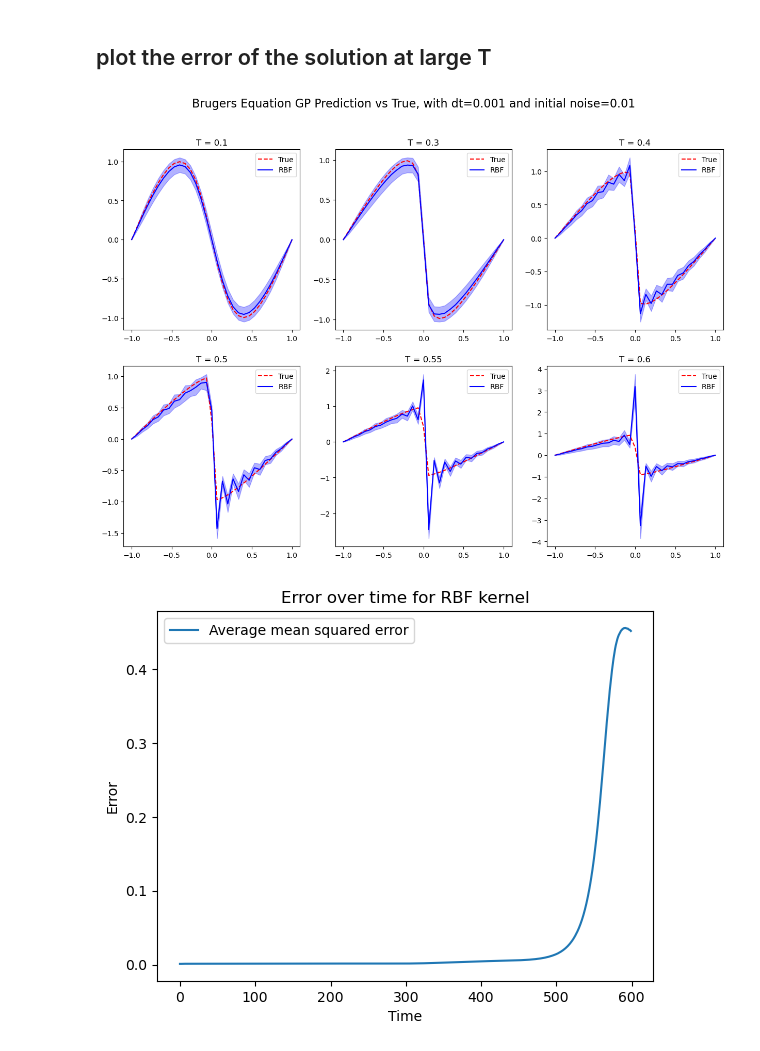
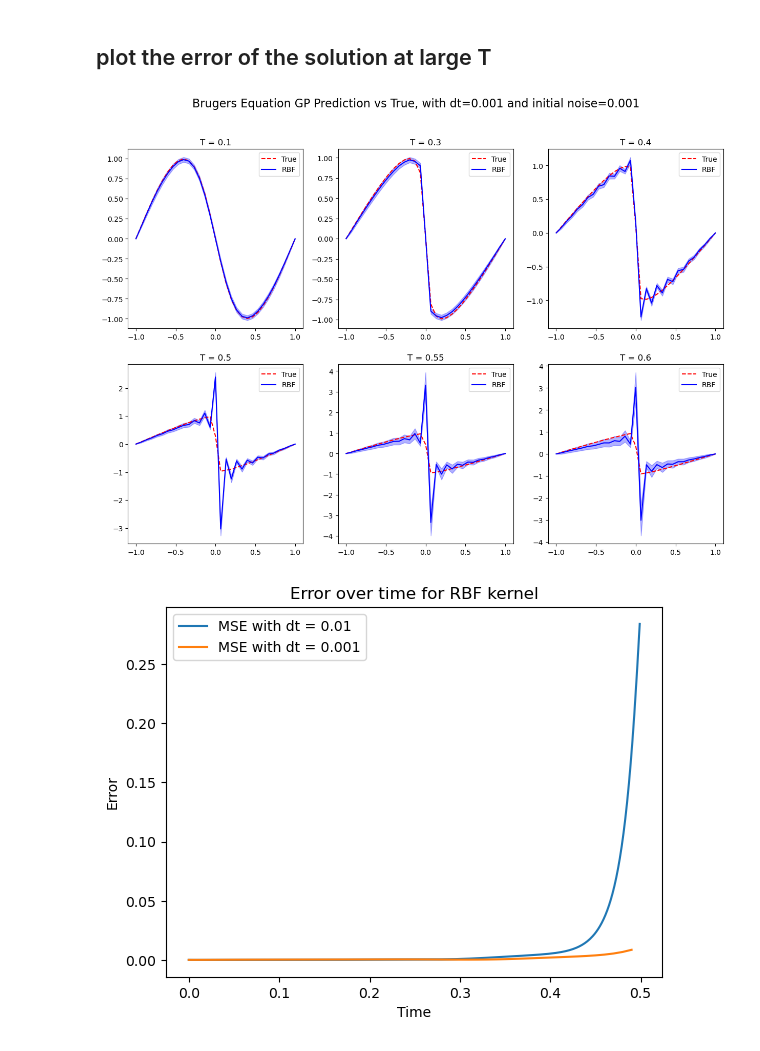
Before and after one commit to ZhongXinyu/Numerical-Gaussian-Process, a Jupyter notebook: src/plot_graphs.ipynb, the cells around one changed output. Drawn from its saved outputs; the diff is of its cells as text; code cells hidden in the pictures.

```diff
--- a/src/plot_graphs.ipynb
+++ b/src/plot_graphs.ipynb
@@ -287,16 +273,24 @@ plt.show()
 name_error = "Burger"
 kernel_error = "RBF"
 test_point_error = 31
-noise_error = 0.01
+noise_error = 0.001
 dt_error = 0.001
+
+dt_error2 = 0.01
+
+
 
 # define foldername
 foldername_error = f"{name_error}_{kernel_error}_{test_point_error}_test_points_{noise_error}_noise_{dt_error}_timestep"
 folderpath_error = "../result/" + foldername_error
+foldername_error2 = f"{name_error}_{kernel_error}_{test_point_error}_test_points_{noise_error}_noise_{dt_error2}_timestep"
+folderpath_error2 = "../result/" + foldername_error2
 
 # check if folder exists
 if not os.path.exists(folderpath_error):
     raise Exception(f"Folder {folderpath_error} does not exist")
+if not os.path.exists(folderpath_error2):
+    raise Exception(f"Folder {folderpath_error2} does not exist")
 
 # read data from .npy files
 u_mean_error = np.load(folderpath_error + "/u_mean.npy")
@@ -304,6 +298,12 @@ u_std_error = np.load(folderpath_error + "/u_std.npy")
 x_error = np.load(folderpath_error + "/x.npy")
 error_error = np.load(folderpath_error + "/error.npy")
 u_true_error = np.load(folderpath_error + "/u_true.npy")
+
+u_mean_error2 = np.load(folderpath_error2 + "/u_mean.npy")
+u_std_error2 = np.load(folderpath_error2 + "/u_std.npy")
+x_error2 = np.load(folderpath_error2 + "/x.npy")
+error_error2 = np.load(folderpath_error2 + "/error.npy")
+u_true_error2 = np.load(folderpath_error2 + "/u_true.npy")
 
 # plot the behavior over time for each kernel
 
@@ -325,15 +325,18 @@ plt.suptitle(f"Brugers Equation GP Prediction vs True, with dt={dt_error} and in
 # plt.savefig("../result/time_step.png")
 plt.show()
 # %% [output]
-[figure, old version]
+[figure, new version]
 # %%
 # plot error over time
-plt.plot(np.mean(error_error[0:600], axis=1), label = "Average mean squared error")
+t1 = np.arange(0, 0.5, dt_error)
+t2 = np.arange(0, 0.5, dt_error2)
+plt.plot(t1, np.mean(error_error[0:500], axis=1), label = "MSE with dt = 0.01")
+plt.plot(t2, np.mean(error_error2[0:50], axis=1), label = "MSE with dt = 0.001")
 plt.xlabel("Time")
 plt.ylabel("Error")
 plt.title(f"Error over time for {kernel_error} kernel")
 plt.legend()
-# plt.savefig("../result/error_time_step.png")
+plt.savefig("../result/error_time_step.png")
 plt.show()
 # %% [output]
-[figure, old version]
+[figure, new version]
```
Also changed, not shown: parts of 1 cell of this notebook.
